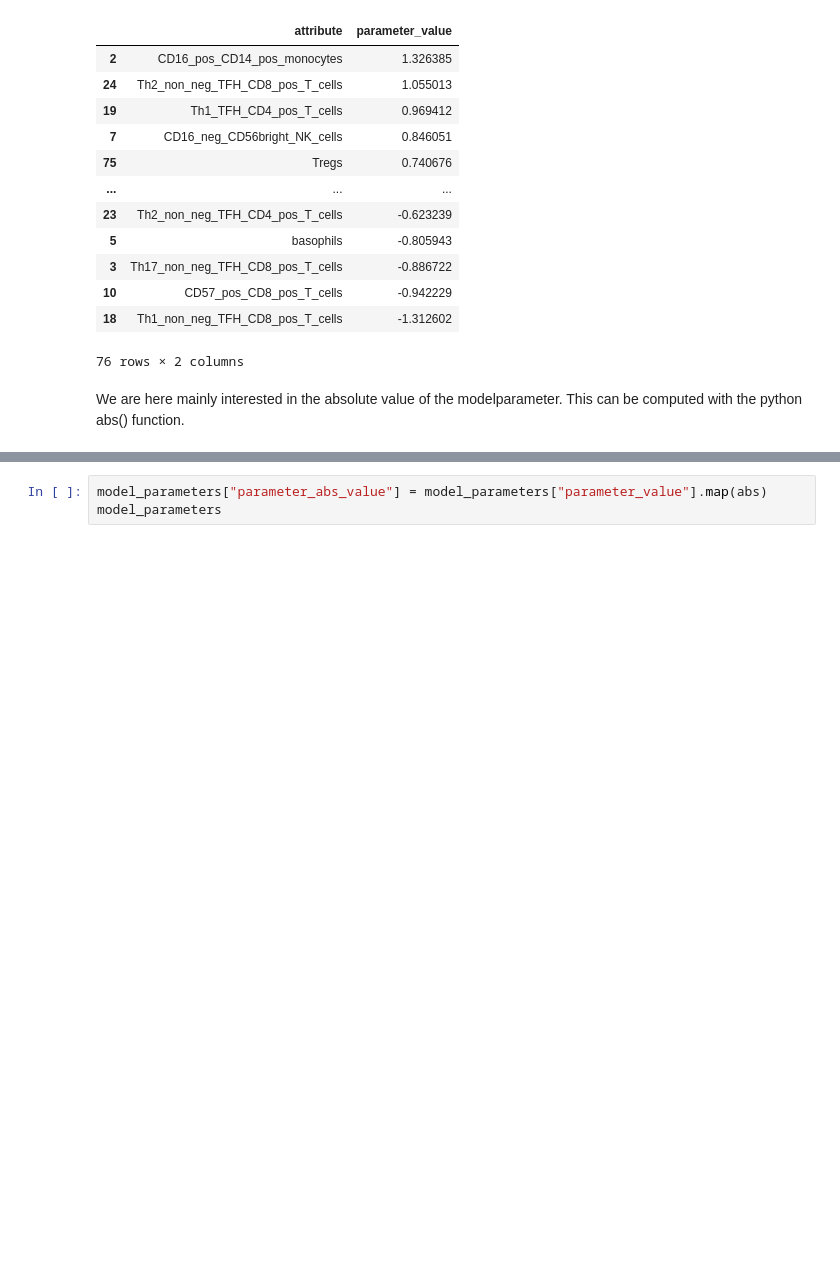
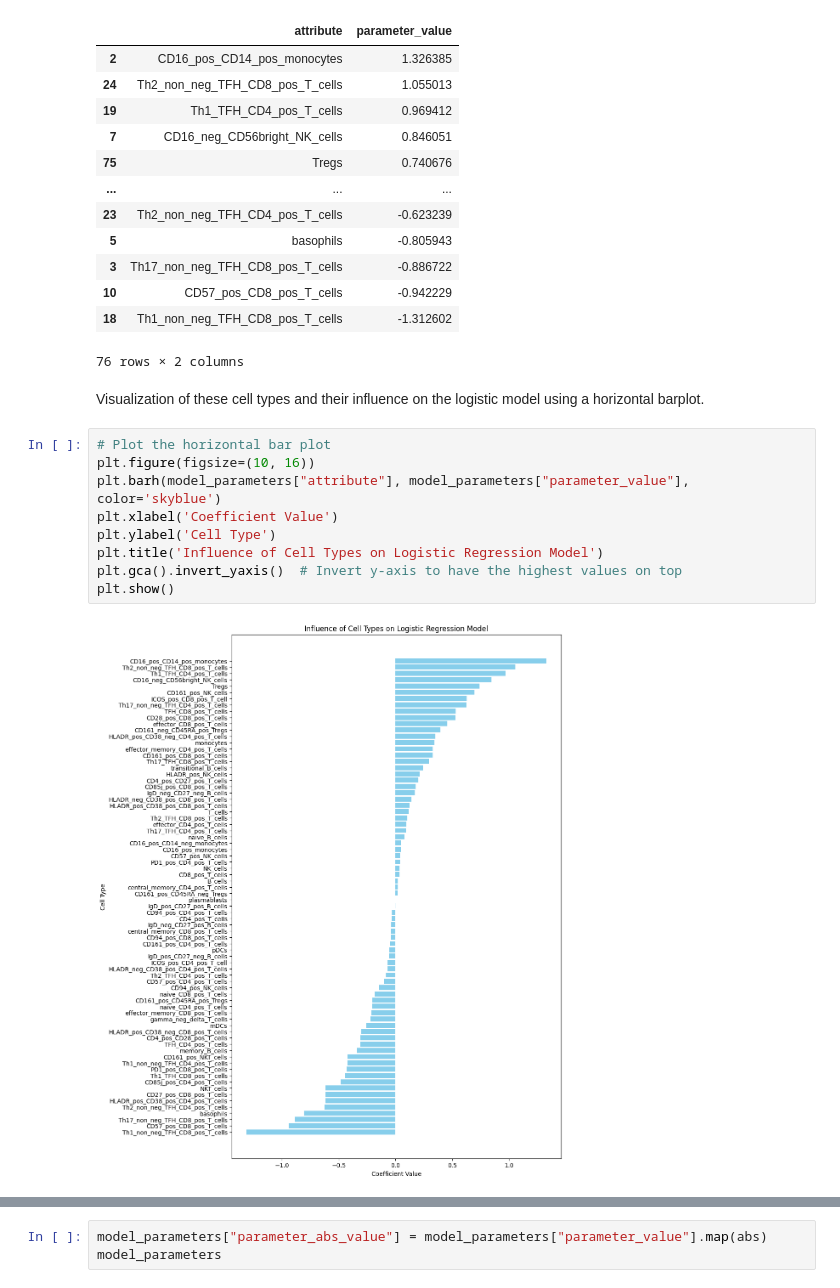
Before and after one commit to Mathis1012/Group-Project-Data, a Jupyter notebook: machine-learning-lsa.ipynb, the cells around one changed output, grey strips where cells are left out. Drawn from its saved outputs; the diff is of its cells as text; blank space fills up the shorter version.

Commit message:
Kaggle Notebook | Machine learning LSA | Version6_Barplot

```diff
--- a/machine-learning-lsa.ipynb
+++ b/machine-learning-lsa.ipynb
@@ -407,5 +407,16 @@ model_parameters
 | 10 | CD57_pos_CD8_pos_T_cells | -0.942229 |
 | 18 | Th1_non_neg_TFH_CD8_pos_T_cells | -1.312602 |
 76 rows × 2 columns
-# %% [markdown]
-We are here mainly interested in the absolute value of the modelparameter. This can be computed with the python abs() function.
+# %% [markdown]
+Visualization of these cell types and their influence on the logistic model using a horizontal barplot.
+# %%
+# Plot the horizontal bar plot
+plt.figure(figsize=(10, 16))
+plt.barh(model_parameters["attribute"], model_parameters["parameter_value"], color='skyblue')
+plt.xlabel('Coefficient Value')
+plt.ylabel('Cell Type')
+plt.title('Influence of Cell Types on Logistic Regression Model')
+plt.gca().invert_yaxis()  # Invert y-axis to have the highest values on top
+plt.show()
+# %% [output]
+[figure, added]
```
Also changed, not shown: parts of 5 cells of this notebook.
